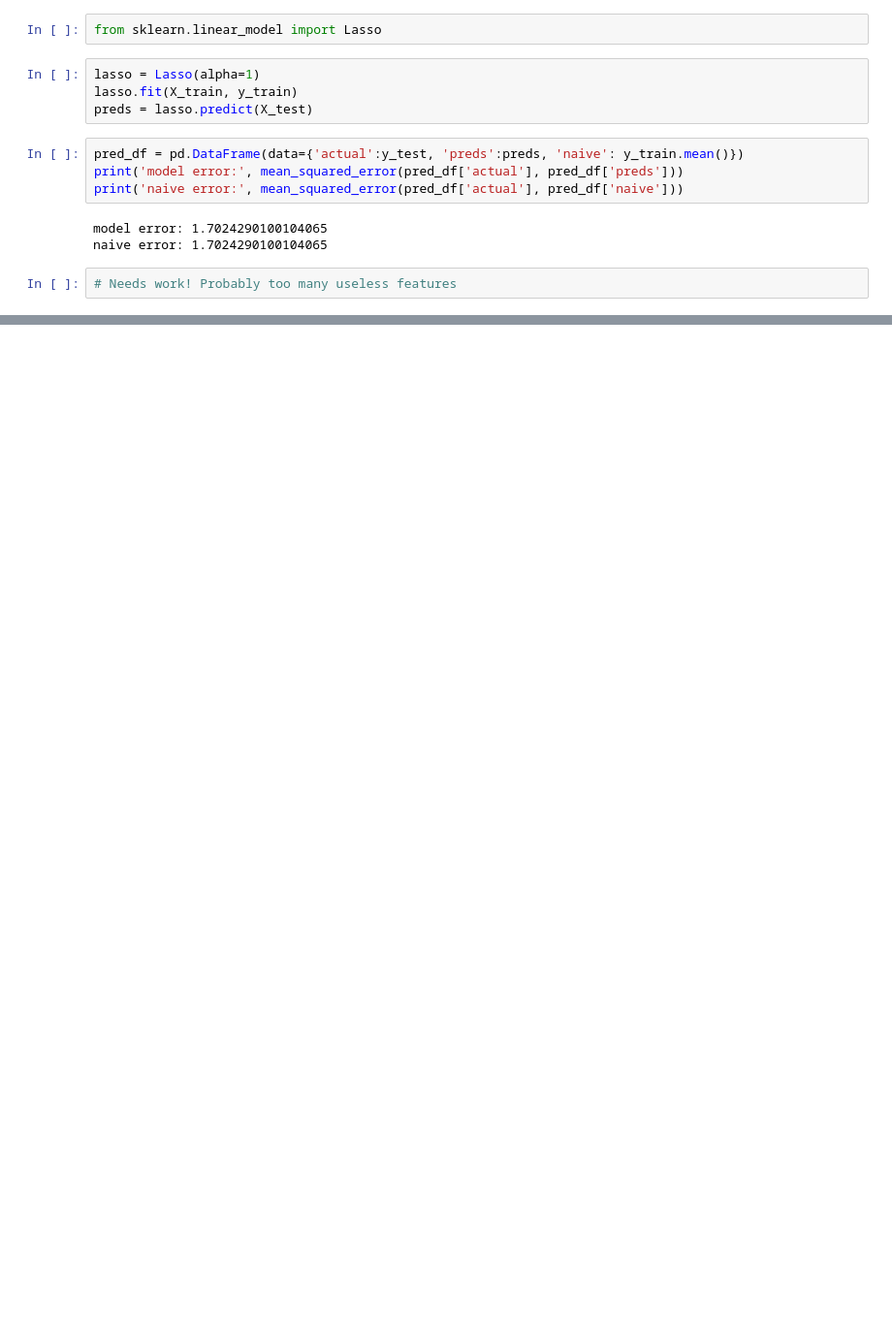
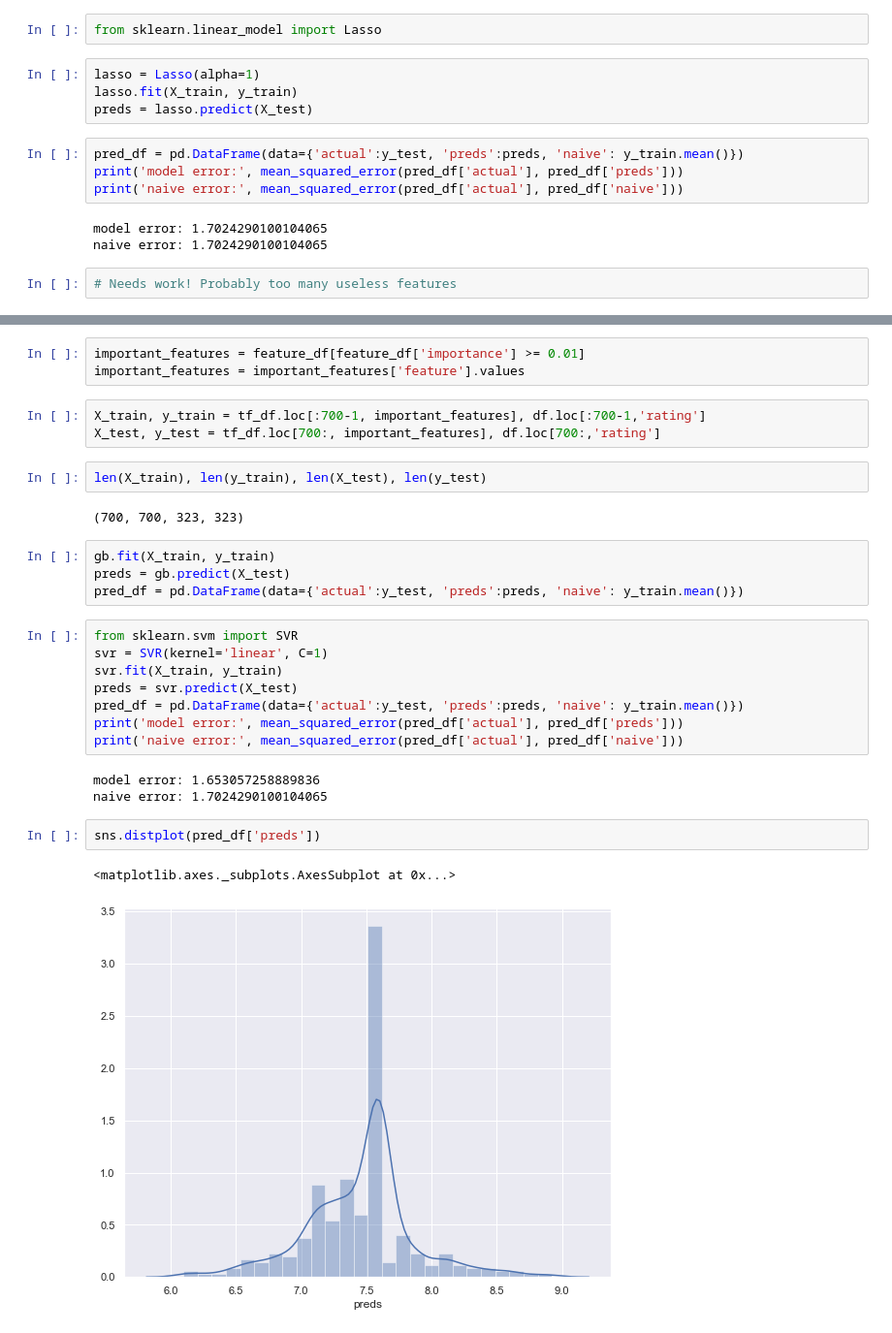
Before and after one commit to MarshallKrakauer/BGGAnalysis, a Jupyter notebook: Gizmos.ipynb, the cells around one changed output, grey strips where cells are left out. Shown at 97% size. Saved outputs shown, nothing was run; the diff lists cells and outputs as text; blank space fills up the shorter version.

Commit message:
add SVM model

```diff
--- a/Gizmos.ipynb
+++ b/Gizmos.ipynb
@@ -191,0 +268,30 @@ naive error: 1.7024290100104065
+# %%
+important_features = feature_df[feature_df['importance'] >= 0.01]
+important_features = important_features['feature'].values
+# %%
+X_train, y_train = tf_df.loc[:700-1, important_features], df.loc[:700-1,'rating']
+X_test, y_test = tf_df.loc[700:, important_features], df.loc[700:,'rating']
+# %%
+len(X_train), len(y_train), len(X_test), len(y_test)
+# %% [output]
+(700, 700, 323, 323)
+# %%
+gb.fit(X_train, y_train)
+preds = gb.predict(X_test)
+pred_df = pd.DataFrame(data={'actual':y_test, 'preds':preds, 'naive': y_train.mean()})
+# %%
+from sklearn.svm import SVR
+svr = SVR(kernel='linear', C=1)
+svr.fit(X_train, y_train)
+preds = svr.predict(X_test)
+pred_df = pd.DataFrame(data={'actual':y_test, 'preds':preds, 'naive': y_train.mean()})
+print('model error:', mean_squared_error(pred_df['actual'], pred_df['preds']))
+print('naive error:', mean_squared_error(pred_df['actual'], pred_df['naive']))
+# %% [output]
+model error: 1.653057258889836
+naive error: 1.7024290100104065
+# %%
+sns.distplot(pred_df['preds'])
+# %% [output]
+<matplotlib.axes._subplots.AxesSubplot at 0x...>
+[figure, added]
```
Also changed, not shown: parts of 20 cells of this notebook.
